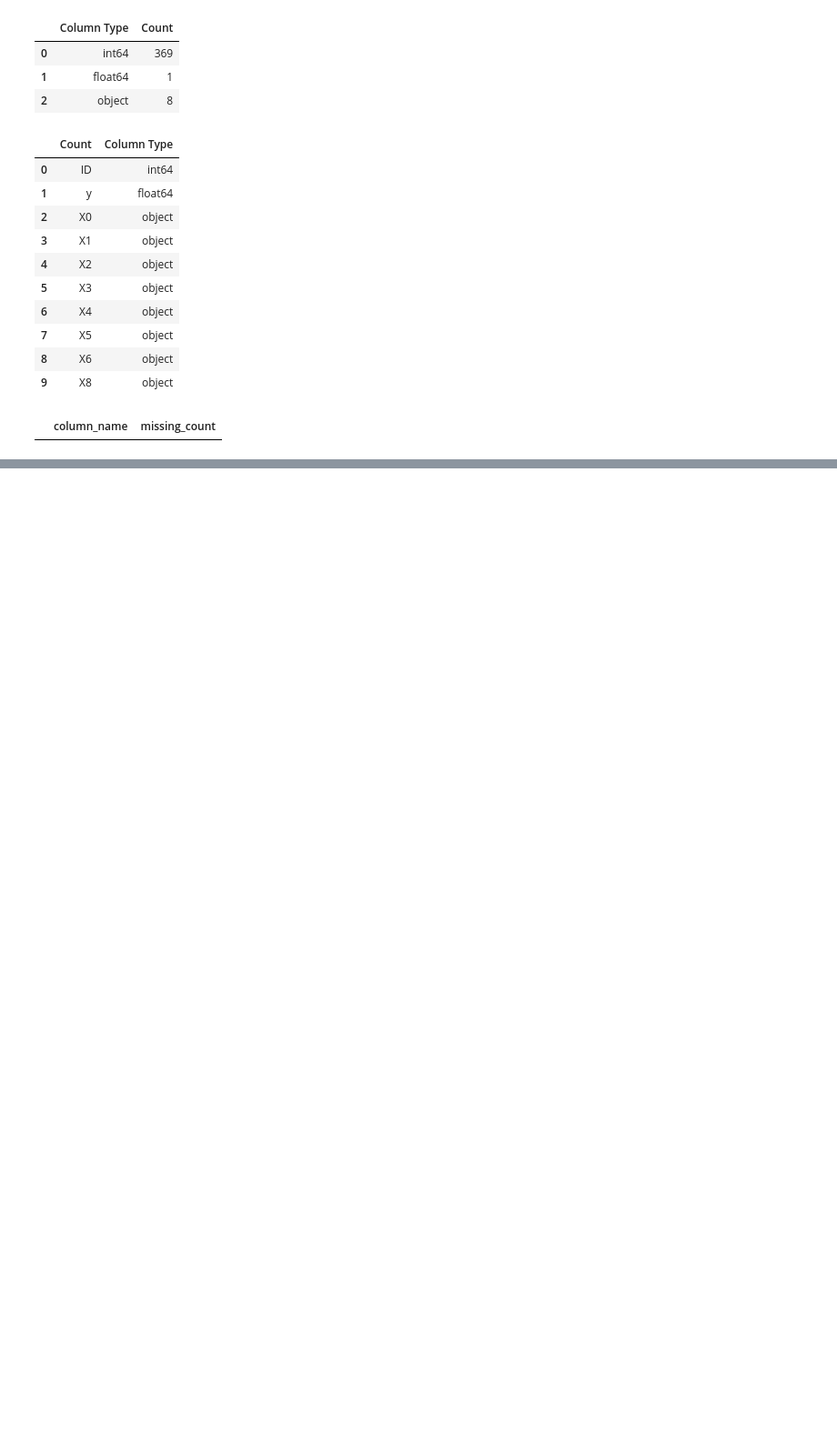
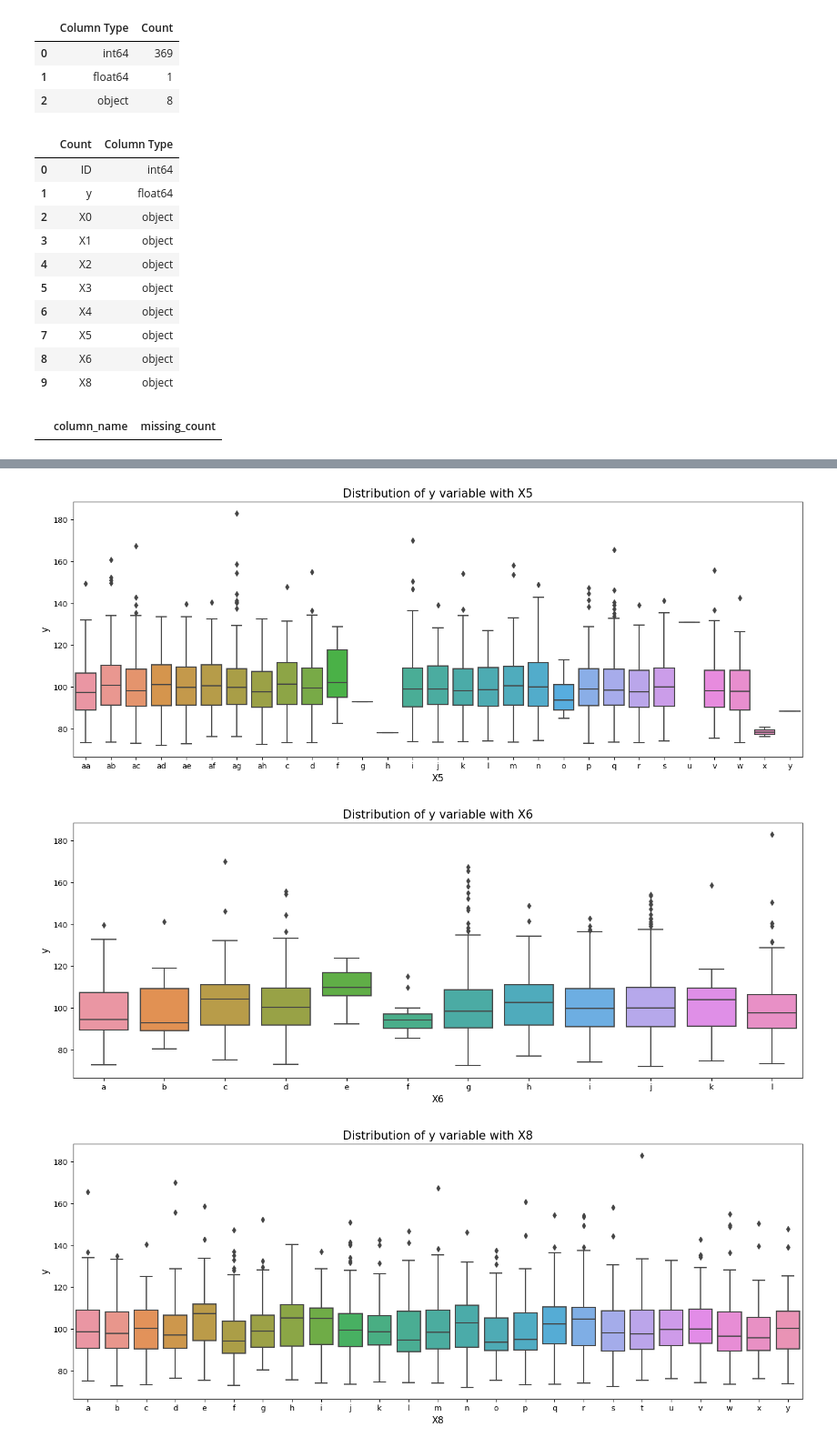
Before and after one commit to mohsensho/machineLearningwithPython, a Jupyter notebook: project-MercedesBenzGreenerManufacturing.ipynb, the cells around one changed output, grey strips where cells are left out. Shown at 91% size. Saved outputs shown, nothing was run; the diff lists cells and outputs as text; code cells hidden in the pictures; blank space fills up the shorter version.

```diff
--- a/project-MercedesBenzGreenerManufacturing.ipynb
+++ b/project-MercedesBenzGreenerManufacturing.ipynb
@@ -118,0 +181,11 @@ missing_df
+# %%
+# Exploring X5 with box plot
+showCatPlot("X5","box")
+# Exploring X6 with box plot
+showCatPlot("X6","box")
+# Exploring X8 with box plot
+showCatPlot("X8","box")
+# %% [output]
+[figure, added]
+[figure, added]
+[figure, added]
```
Also changed, not shown: parts of 9 cells of this notebook.
